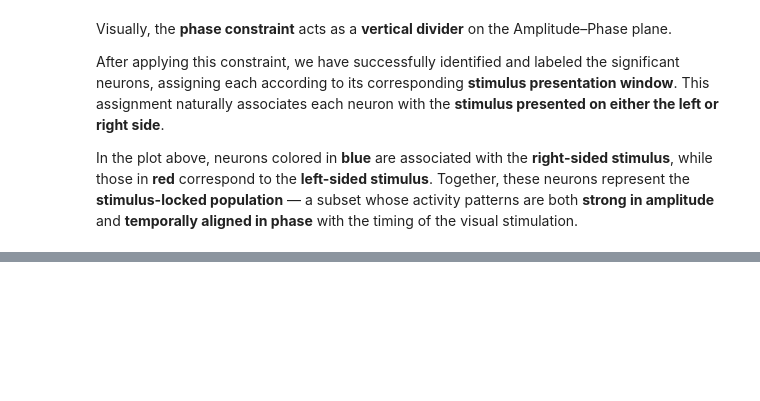
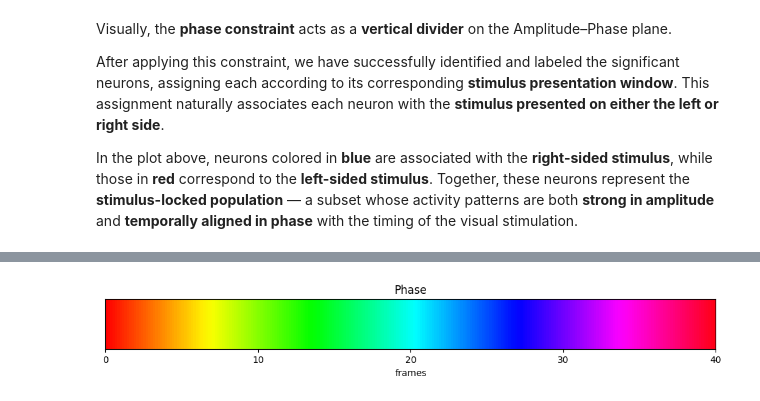
Before and after one commit to JingpinLiu/Fourier, a Jupyter notebook: notebooks/Fourier_Analysis_Demo.ipynb, the cells around one changed output, grey strips where cells are left out. Cells and saved outputs as stored; diff of their text form; code cells hidden in the pictures; blank space fills up the shorter version.

```diff
--- a/notebooks/Fourier_Analysis_Demo.ipynb
+++ b/notebooks/Fourier_Analysis_Demo.ipynb
@@ -552,0 +715,28 @@ In the plot above, neurons colored in **blue** are associated with the **right-s
+# %%
+# Read the phase of the selected neurons
+right_stimulus_phase = stim_sorted[phase_mask == 1][:, 2].astype(float) - 30 #onset of right stimulus
+left_stimulus_phase  = stim_sorted[phase_mask == 2][:, 2].astype(float) - 100 #onset of left stimulus
+
+# Create a color spectrum
+cmap = plt.get_cmap('hsv')
+norm = plt.Normalize(vmin=0, vmax=39)  # Normalize to [100, 140]
+left_colors = cmap(norm(left_stimulus_phase))
+right_colors = cmap(norm(right_stimulus_phase))
+
+#Phase spectrum
+fig, ax = plt.subplots(figsize=(12, 2))  # Width x Height (in inches)
+fig.subplots_adjust(bottom=0.5)  # Adjust position
+
+# Create a gradient from 0 to 1 (viridis is the default colormap)
+gradient = np.linspace(0, 1, 256).reshape(1, -1)
+img = ax.imshow(gradient, aspect='auto', cmap='hsv', extent=[0, 40, 0, 1])
+
+# Customize the colorbar
+ax.set_yticks([])  # Hide y-axis
+ax.set_xlabel('frames')  # Add label
+ax.set_xticks([0, 10, 20, 30, 40])  # Set custom ticks
+plt.title('Phase')
+
+plt.show()
+# %% [output]
+[figure, added]
```
Also changed, not shown: parts of 26 cells of this notebook.
